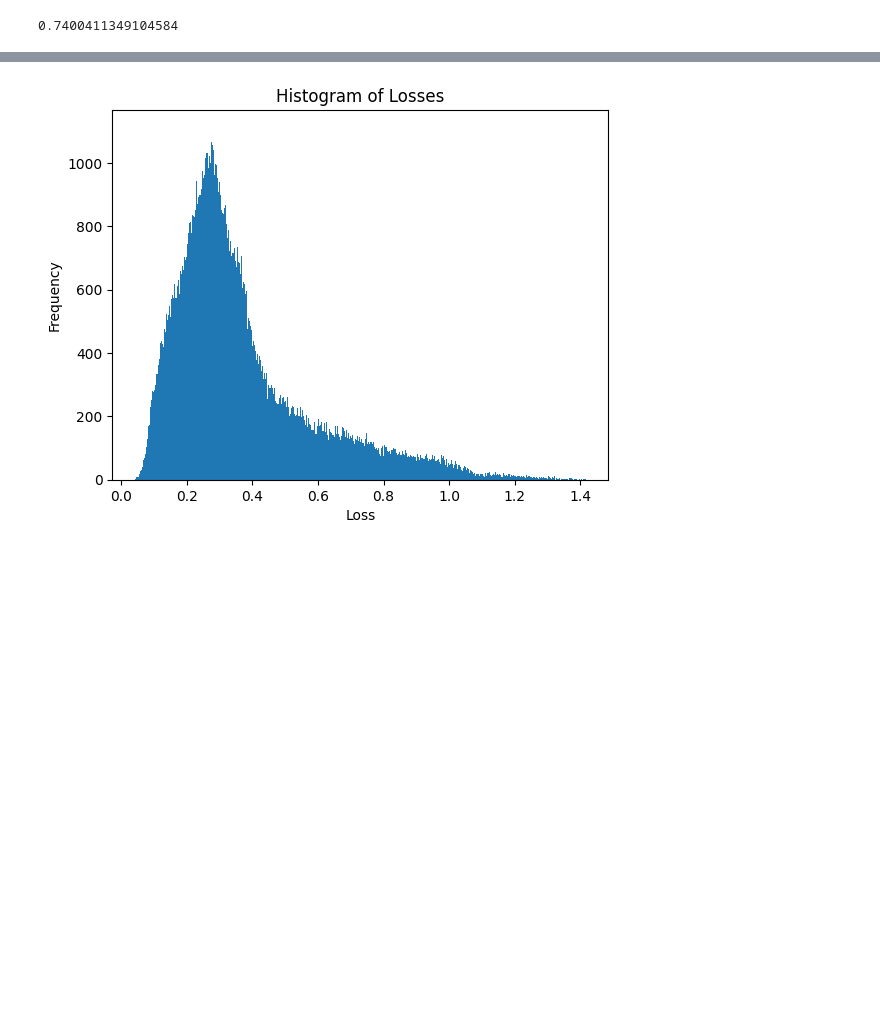
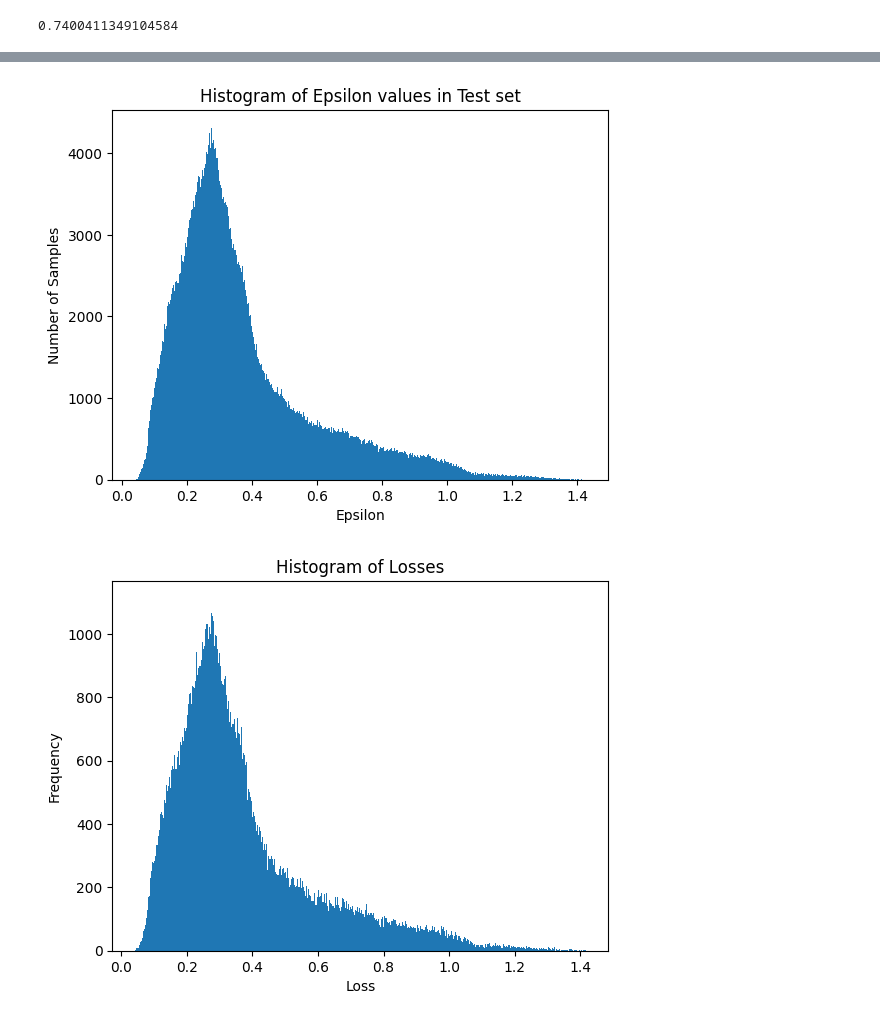
Before and after one commit to KaustubhP11/Power-Mechanism-new-submit, a Jupyter notebook: Forrest_Cover_Type/PowMech_ML.ipynb, the cells around one changed output, grey strips where cells are left out. Cells and saved outputs as stored; diff of their text form; code cells hidden in the pictures; blank space fills up the shorter version.

```diff
--- a/Forrest_Cover_Type/PowMech_ML.ipynb
+++ b/Forrest_Cover_Type/PowMech_ML.ipynb
@@ -94,18 +95,21 @@ plt.show()
 # %%
 import matplotlib.pyplot as plt
 
 # Assuming losses_test is a list or array containing the loss values
 
 
 # Filter the losses within the range of 0 and 2
 filtered_losses = [loss for loss in losses_train if 0 <= loss <= 2]
 
 # Plot the histogram
 plt.hist(filtered_losses, bins=500)
 plt.xlabel('Epsilon')
 plt.ylabel('Number of Samples')
 plt.title('Histogram of Epsilon values in Test set')
-plt.show()
+plt.plot()
+plt.savefig('histogram_test.png')
+# %% [output]
+[figure, added]
 # %%
 import matplotlib.pyplot as plt
 
```
Also changed, not shown: parts of 1 cell of this notebook, 21 other files.
